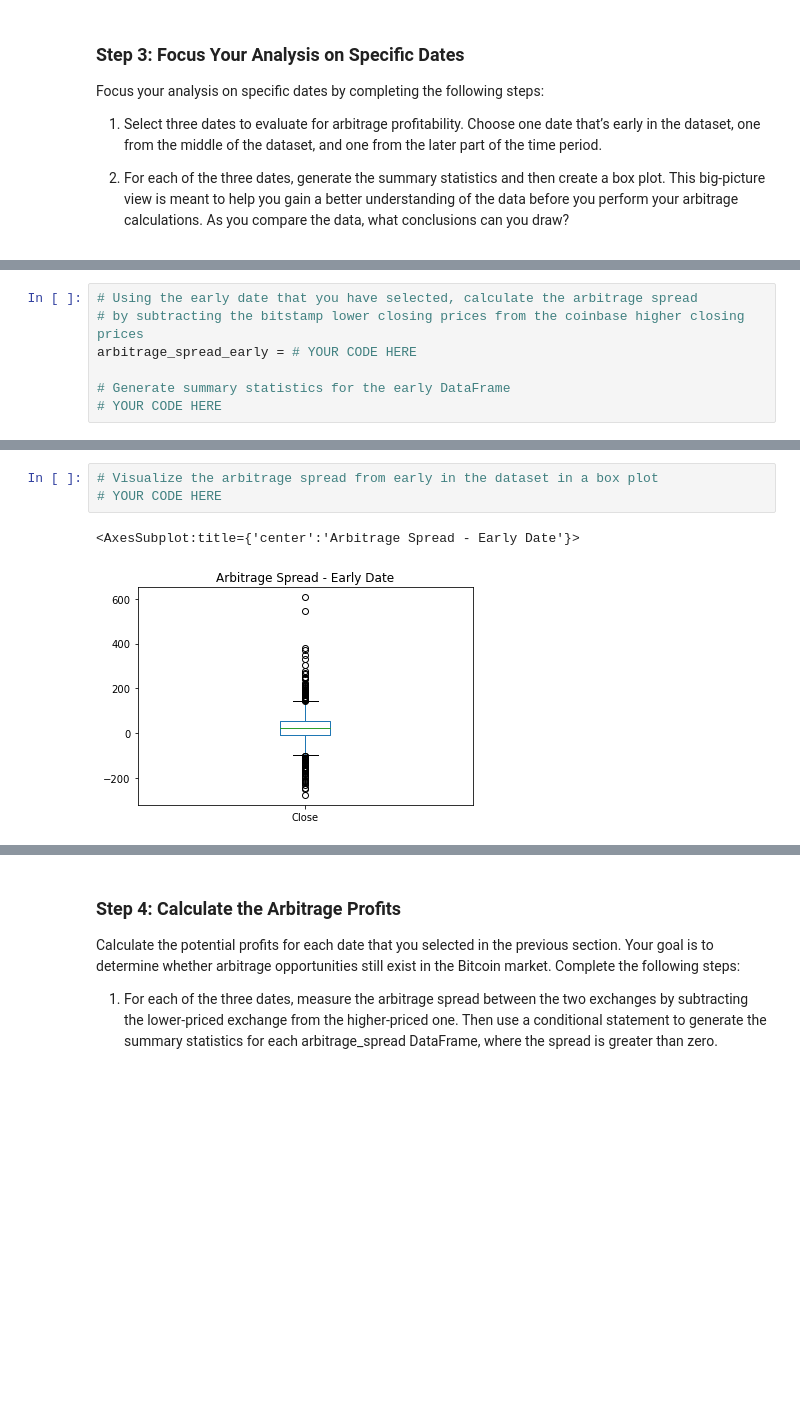
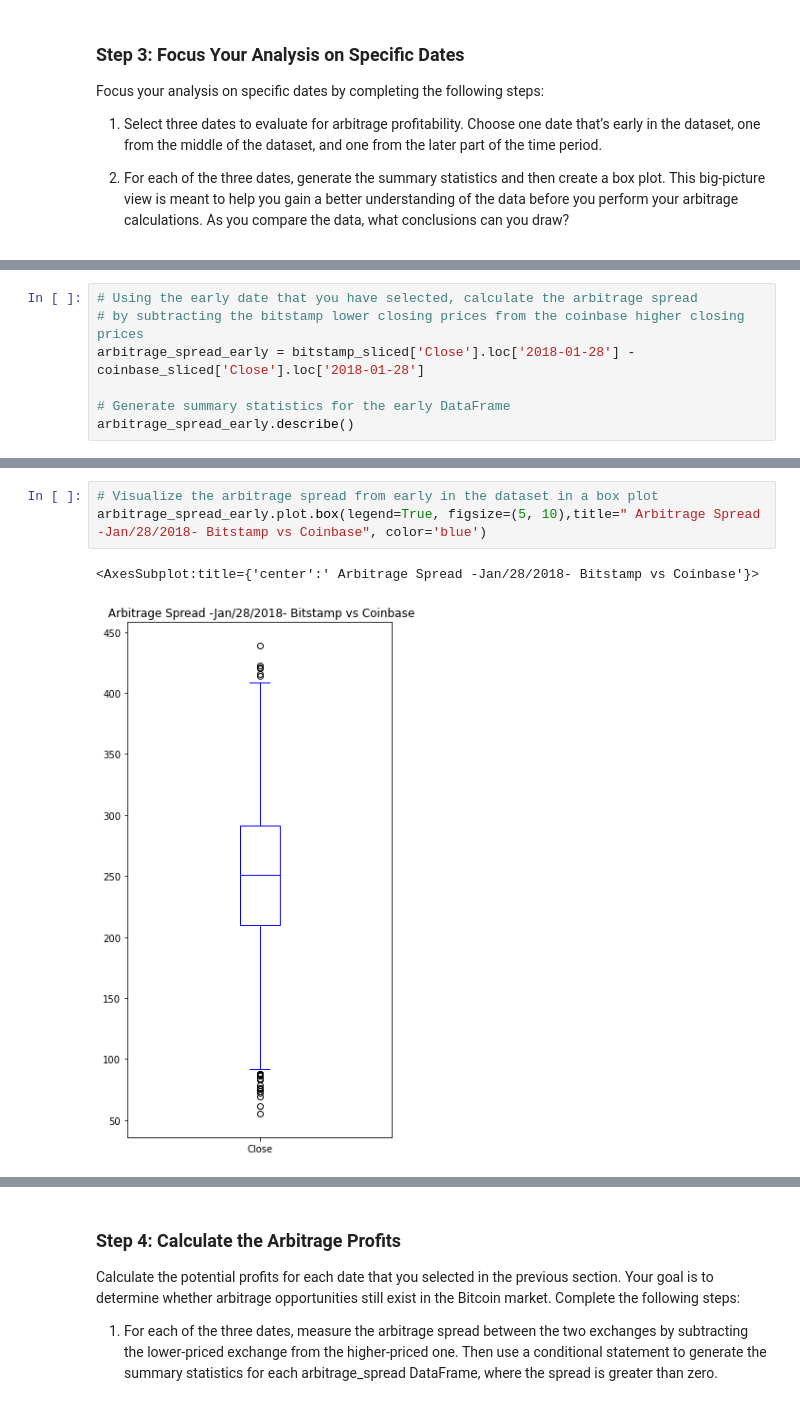
Before and after one commit to beowulf888/Module_3_challenge, a Jupyter notebook: Starter_Code/crypto_arbitrage.ipynb, the cells around one changed output, grey strips where cells are left out. Cells and saved outputs as stored; diff of their text form; blank space fills up the shorter version.

```diff
--- a/Starter_Code/crypto_arbitrage.ipynb
+++ b/Starter_Code/crypto_arbitrage.ipynb
@@ -307,8 +316,8 @@ Focus your analysis on specific dates by completing the following steps:
 # %%
 # Using the early date that you have selected, calculate the arbitrage spread
 # by subtracting the bitstamp lower closing prices from the coinbase higher closing prices
-arbitrage_spread_early = # YOUR CODE HERE
+arbitrage_spread_early = bitstamp_sliced['Close'].loc['2018-01-28'] - coinbase_sliced['Close'].loc['2018-01-28']
 
 # Generate summary statistics for the early DataFrame
-# YOUR CODE HERE
+arbitrage_spread_early.describe()
 # %% [output]
@@ -323,10 +332,10 @@ max       606.800000
 Name: Close, dtype: float64
 # %%
 # Visualize the arbitrage spread from early in the dataset in a box plot
-# YOUR CODE HERE
+arbitrage_spread_early.plot.box(legend=True, figsize=(5, 10),title=" Arbitrage Spread -Jan/28/2018- Bitstamp vs Coinbase", color='blue')
 # %% [output]
-<AxesSubplot:title={'center':'Arbitrage Spread - Early Date'}>
+<AxesSubplot:title={'center':' Arbitrage Spread -Jan/28/2018- Bitstamp vs Coinbase'}>
-[figure, old version]
+[figure, new version]
 # %%
 # Create an overlay plot that visualizes the two dataframes over a period of one day from the middle of the dataset.
 # Be sure that the plots include the parameters `legend`, `figsize`, `title`, `color` and `label`
```
Also changed, not shown: parts of 31 cells of this notebook.
